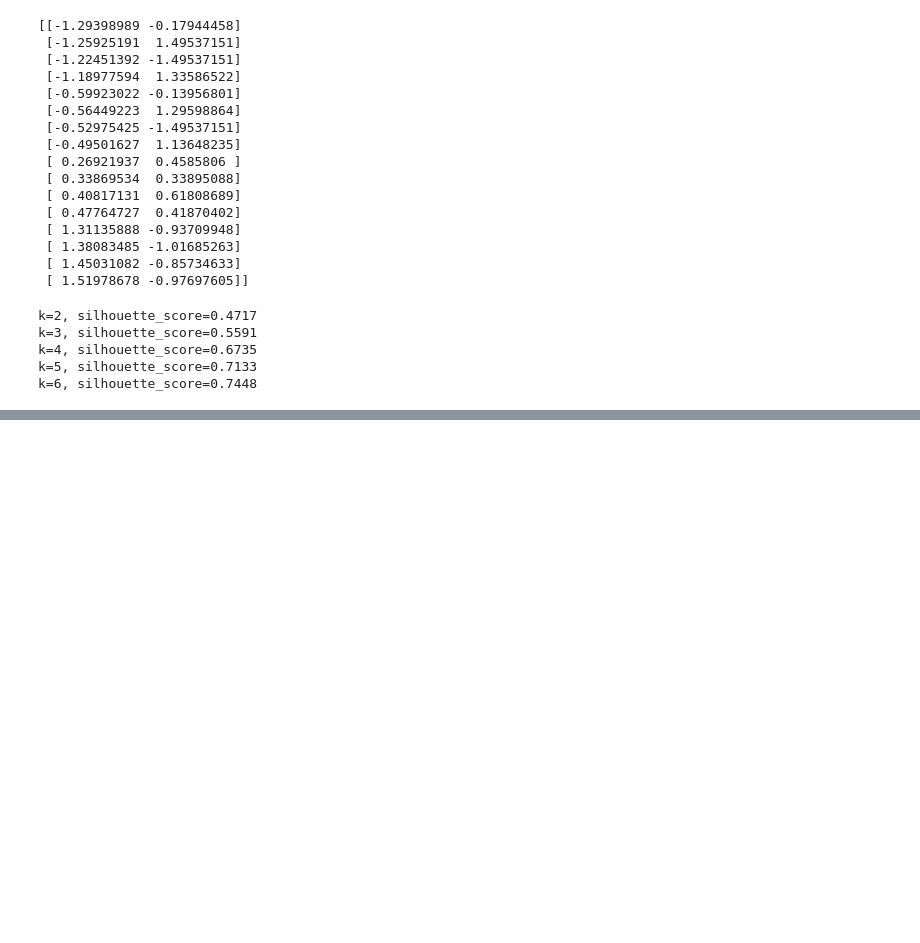
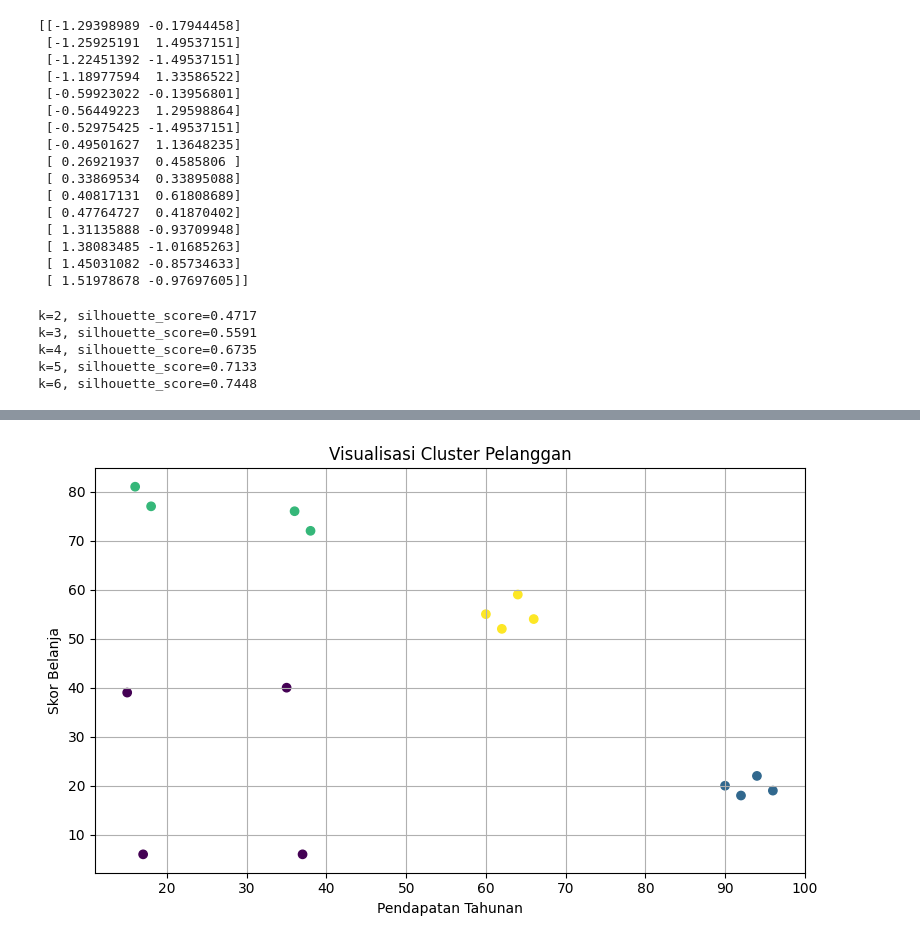
Before and after one commit to yandri918/belajar_machine_learning_buku_ONNO-W-Purba, a Jupyter notebook: Load_data_clustering.ipynb, the cells around one changed output, grey strips where cells are left out. Drawn from its saved outputs; the diff is of its cells as text; code cells hidden in the pictures; blank space fills up the shorter version.

```diff
--- a/Load_data_clustering.ipynb
+++ b/Load_data_clustering.ipynb
@@ -144,0 +152,26 @@ k=6, silhouette_score=0.7448
+# %%
+# 1. Load data
+df = pd.read_csv("segmentasi_pelanggan.csv")
+# %%
+# 2. Pilih fitur
+X = df[["pendapatan_tahunan", "skor_belanja"]]
+# %%
+# 3. Scaling
+scaler = StandardScaler()
+X_scaled = scaler.fit_transform(X)
+# %%
+# 4. K-Means
+model = KMeans(n_clusters=4, random_state=42, n_init=10)
+df["cluster"] = model.fit_predict(X_scaled)
+# %%
+# 5. Visualisasi
+plt.figure(figsize=(8, 5))
+plt.scatter(df["pendapatan_tahunan"], df["skor_belanja"], c=df["cluster"])
+plt.xlabel("Pendapatan Tahunan")
+plt.ylabel("Skor Belanja")
+plt.title("Visualisasi Cluster Pelanggan")
+plt.grid(True)
+plt.tight_layout()
+plt.show()
+# %% [output]
+[figure, added]
```
Also changed, not shown: parts of 2 cells of this notebook.
